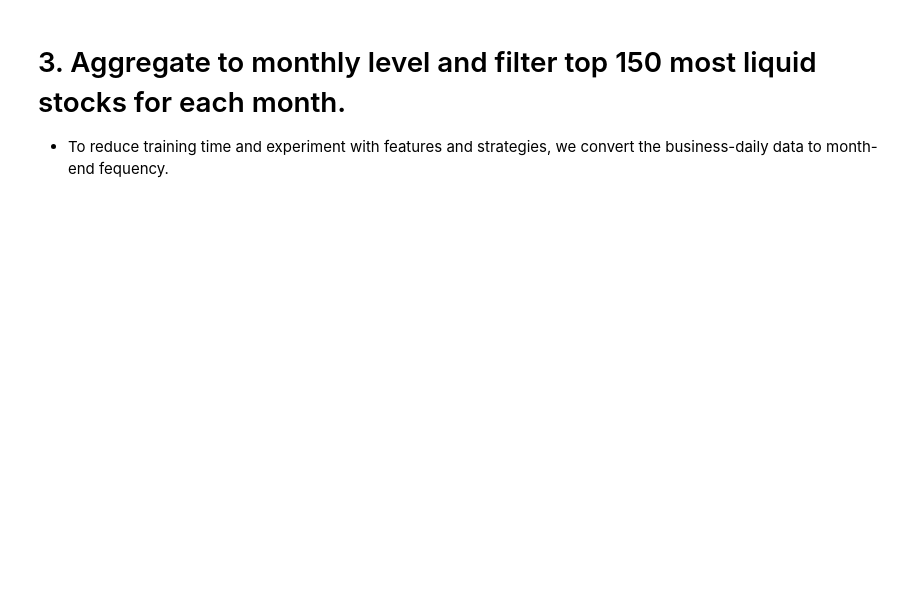
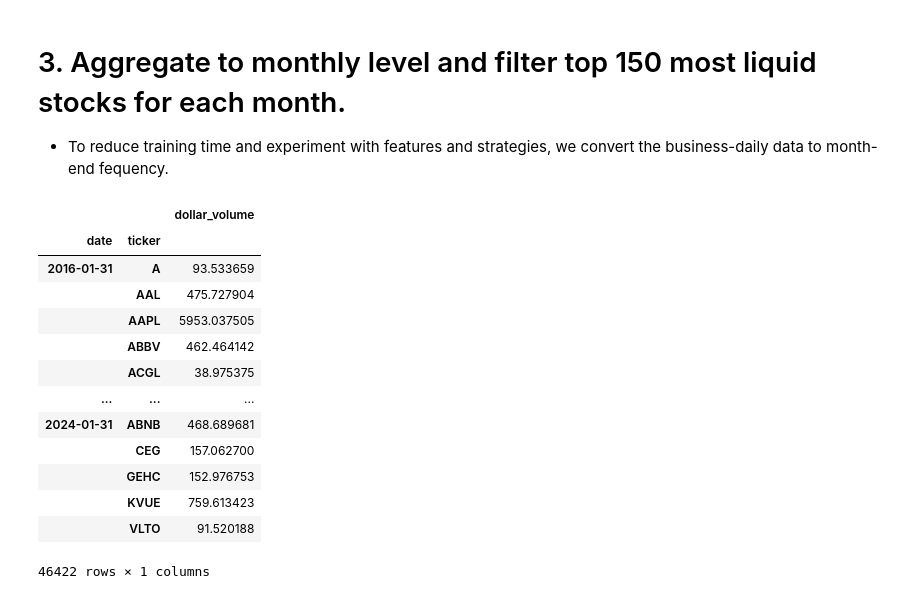
Before and after one commit to Rolland306/QuantProjects, a Jupyter notebook: algo_trading1.ipynb, the cells around one changed output. Cells and saved outputs as stored; diff of their text form; code cells hidden in the pictures; blank space fills up the shorter version.

```diff
--- a/algo_trading1.ipynb
+++ b/algo_trading1.ipynb
@@ -277,6 +279,23 @@ df
 # %% [markdown]
 # 3. Aggregate to monthly level and filter top 150 most liquid stocks for each month.
 - To reduce training time and experiment with features and strategies, we convert the business-daily data to month-end fequency.
+# %%
+df.unstack('ticker')['dollar_volume'].resample('M').mean().stack('ticker').to_frame('dollar_volume')
+# %% [output]
+|  |  | dollar_volume |
+| date | ticker |  |
+| 2016-01-31 | A | 93.533659 |
+|  | AAL | 475.727904 |
+|  | AAPL | 5953.037505 |
+|  | ABBV | 462.464142 |
+|  | ACGL | 38.975375 |
+| ... | ... | ... |
+| 2024-01-31 | ABNB | 468.689681 |
+|  | CEG | 157.062700 |
+|  | GEHC | 152.976753 |
+|  | KVUE | 759.613423 |
+|  | VLTO | 91.520188 |
+46422 rows × 1 columns
 # %%
 last_cols = [c for c in df.columns.unique(0) if c not in ['dollar_volume','volume','open',
                                                           'high','low','close']]
```
Also changed, not shown: parts of 12 cells of this notebook.
